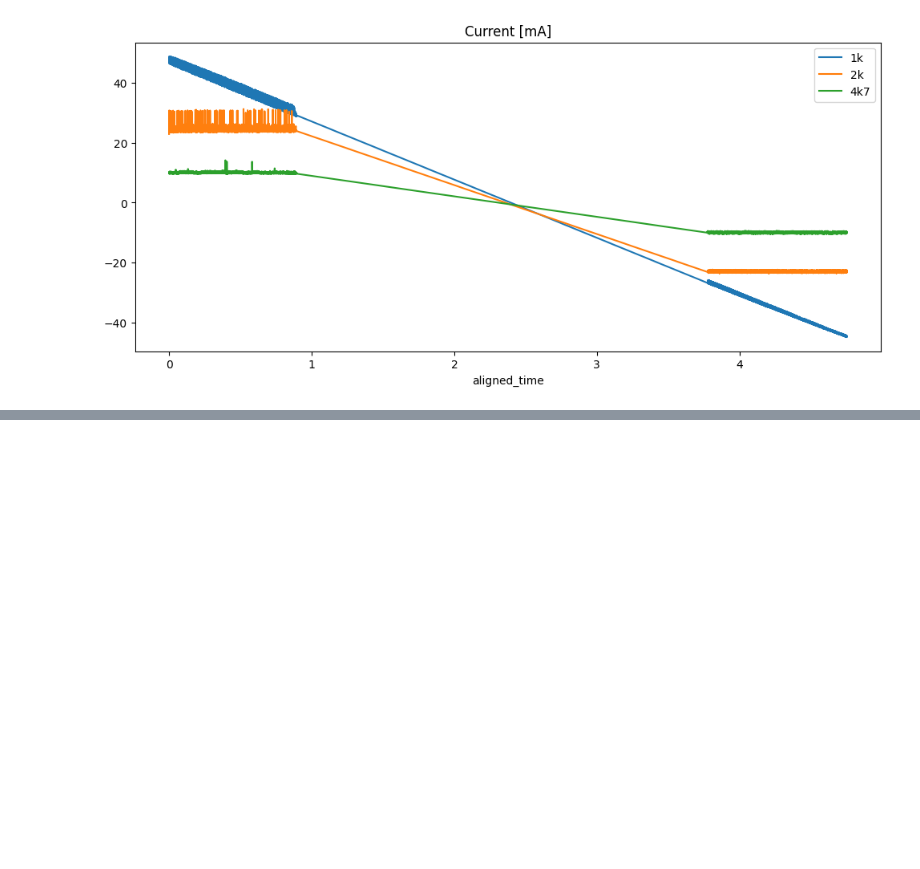
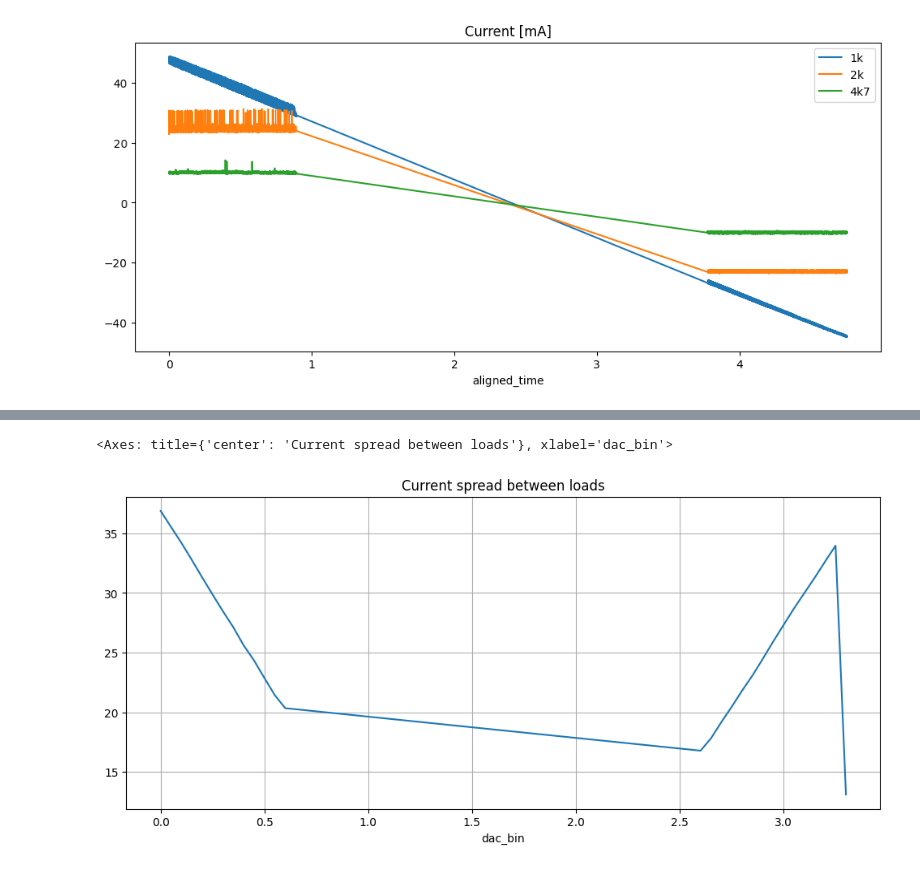
Before and after one commit to import-tiago/FEI, a Jupyter notebook: MSc/PEL309/Analysis/PEL309.ipynb, the cells around one changed output, grey strips where cells are left out. Drawn from its saved outputs; the diff is of its cells as text; code cells hidden in the pictures; blank space fills up the shorter version.

```diff
--- a/MSc/PEL309/Analysis/PEL309.ipynb
+++ b/MSc/PEL309/Analysis/PEL309.ipynb
@@ -206,0 +250,6 @@ data_4k7_aligned.plot(
+# %%
+comparison["max_current"] = comparison[["1k", "2k", "4k7"]].max(axis=1)
+comparison["min_current"] = comparison[["1k", "2k", "4k7"]].min(axis=1)
+comparison["current_spread"] = comparison["max_current"] - comparison["min_current"]
+
+comparison[["1k", "2k", "4k7", "current_spread"]].head()
@@ -206,0 +276,9 @@ data_4k7_aligned.plot(
+# %%
+comparison["current_spread"].plot(
+    figsize=(12, 5),
+    grid=True,
+    title="Current spread between loads"
+)
+# %% [output]
+<Axes: title={'center': 'Current spread between loads'}, xlabel='dac_bin'>
+[figure, added]
```
Also changed, not shown: parts of 6 cells of this notebook.
